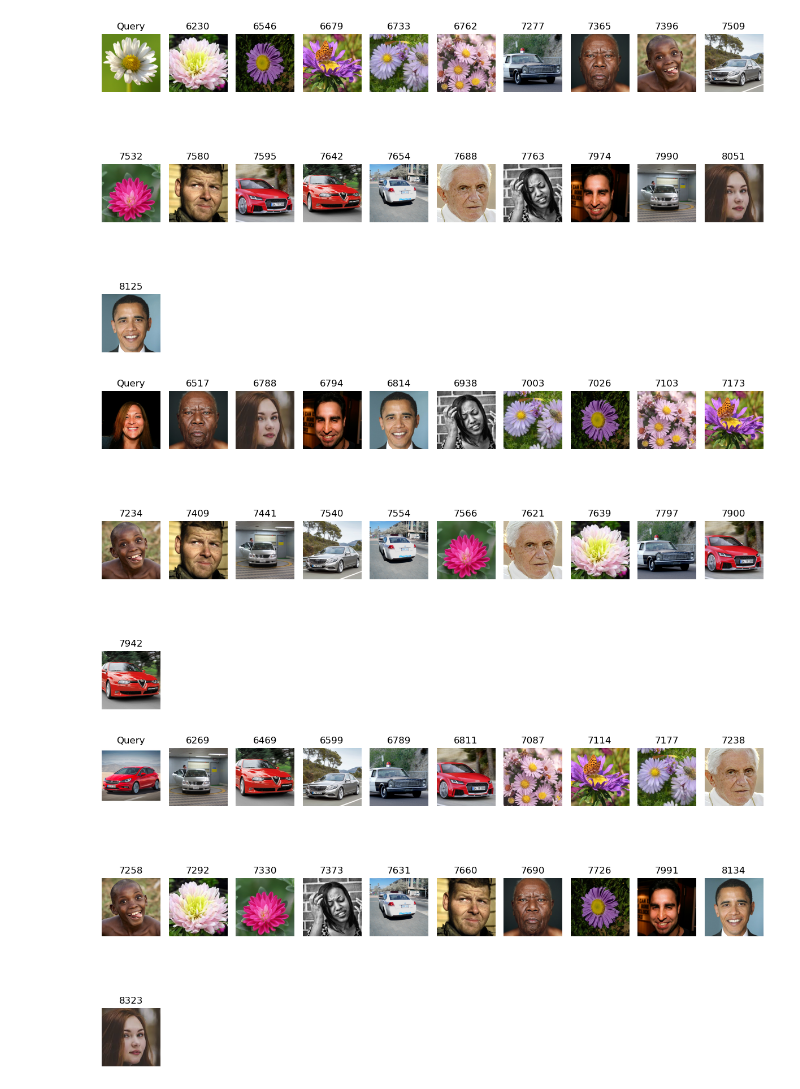
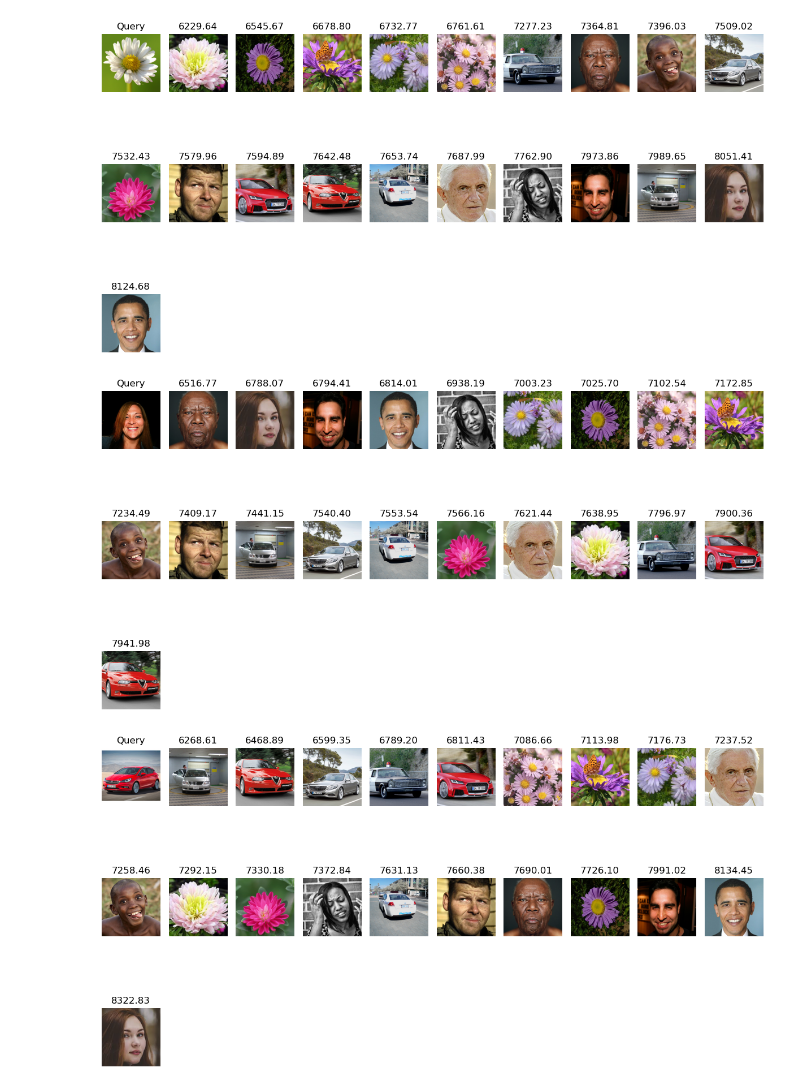
Before and after one commit to YassmineNefz/Maschinelles-Sehen, a Jupyter notebook: Aufgabe 2/MS_Labor2.ipynb, the cells around one changed output. Drawn from its saved outputs; the diff is of its cells as text; code cells hidden in the pictures.

```diff
--- a/Aufgabe 2/MS_Labor2.ipynb
+++ b/Aufgabe 2/MS_Labor2.ipynb
@@ -61,51 +61,49 @@ def show_results(query_path, results, k=20):
         img = cv2.cvtColor(cv2.imread(img_path), cv2.COLOR_BGR2RGB)
         plt.subplot(rows, images_per_row, i + 2)
         plt.imshow(img)
-        plt.title(f"{dist:.0f}")
+        plt.title(f"{dist:.2f}")
         plt.axis("off")
 
     plt.tight_layout()
     plt.show()
 
-# Fixed target size — resize all images to this
 TARGET_W, TARGET_H = 256, 256
 sift = cv2.SIFT_create()
 keypoints = create_keypoints(TARGET_W, TARGET_H, step=16)
 
-# Build database descriptors
 images = glob.glob('./images/db/train/*/*.jpg')
 descriptors = []
 
 for image_path in images:
     img = cv2.imread(image_path, cv2.IMREAD_GRAYSCALE)
     if img is None:
         continue
-    img = cv2.resize(img, (TARGET_W, TARGET_H))  # Fix: normalize size
+    img = cv2.resize(img, (TARGET_W, TARGET_H))
     _, des = sift.compute(img, keypoints)
     if des is not None:
         descriptors.append((des, image_path))
 
 # Query
 for query in glob.glob('./images/db/test/*.jpg'):
     query_img = cv2.imread(query, cv2.IMREAD_GRAYSCALE)
     if query_img is None:
         continue
-    query_img = cv2.resize(query_img, (TARGET_W, TARGET_H))  # Fix: same resize
+    query_img = cv2.resize(query_img, (TARGET_W, TARGET_H))
     _, query_des = sift.compute(query_img, keypoints)
     if query_des is None:
         continue
 
     q = PriorityQueue()
     for des, path in descriptors:
         dist = distance(query_des.flatten(), des.flatten())
         q.put((dist, path))
 
     results = []
     while not q.empty():
         results.append(q.get())
 
     show_results(query, results, k=20)
 # %% [output]
-[figure, old version]
+[figure, new version]
-[figure, old version]
+[figure, new version]
-[figure, old version]
+[figure, new version]
```
Also changed, not shown: parts of 3 cells of this notebook.
